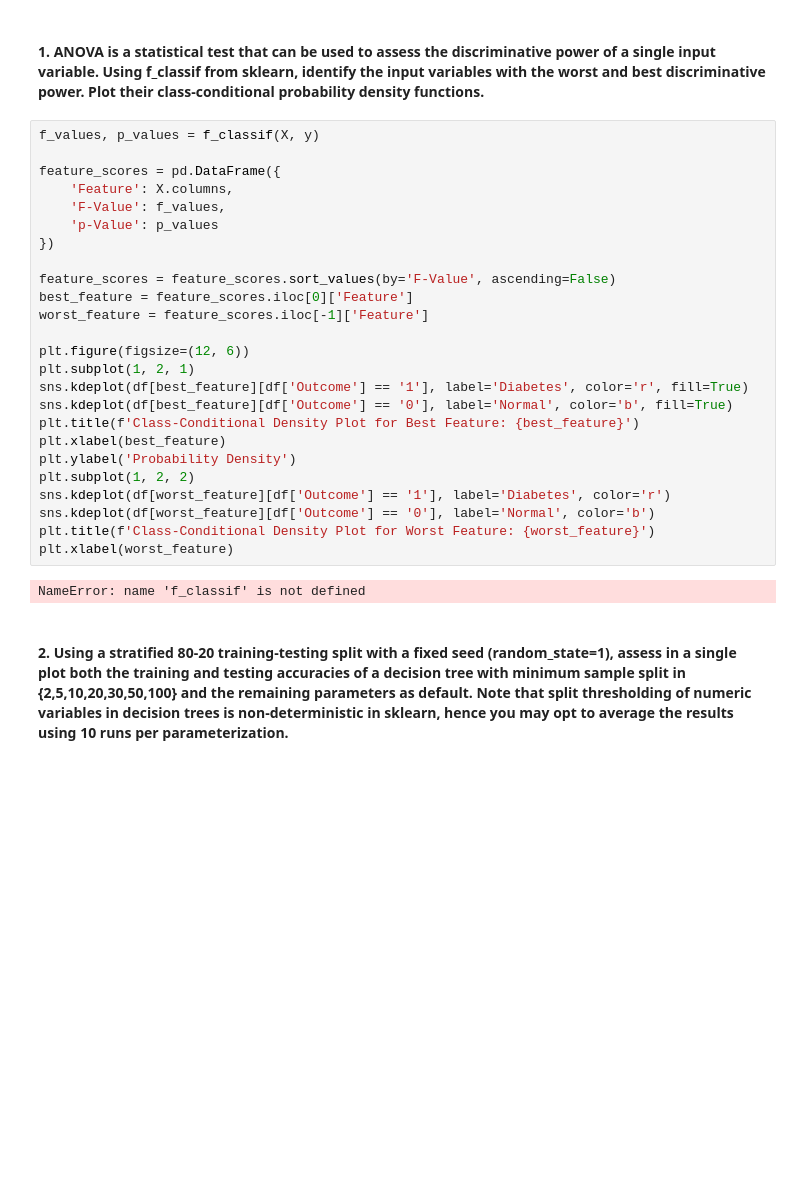
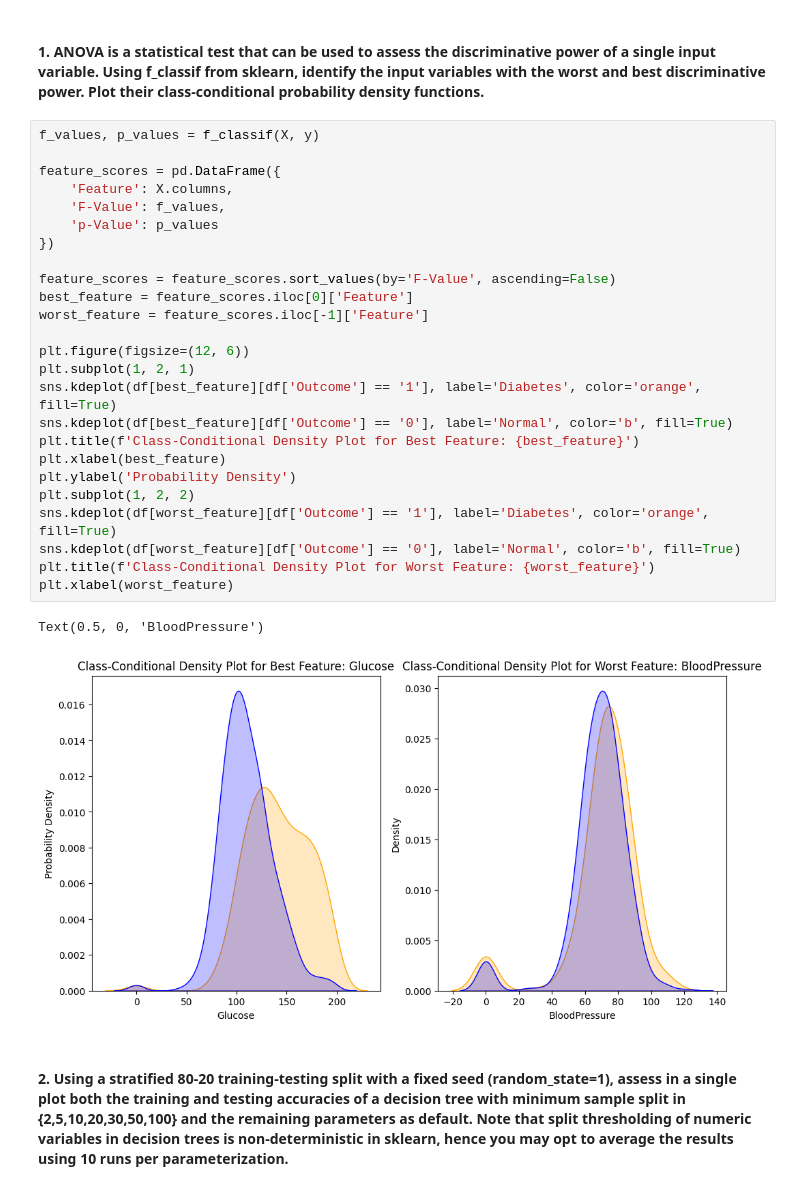
Before and after one commit to mariana-marcal-santana/ML.Projs, a Jupyter notebook: HW1/HM1.ipynb, the cells around one changed output. Saved outputs shown, nothing was run; the diff lists cells and outputs as text; blank space fills up the shorter version.

```diff
--- a/HW1/HM1.ipynb
+++ b/HW1/HM1.ipynb
@@ -38,30 +38,31 @@ TypeError: 'generator' object is not subscriptable
 # %%
 f_values, p_values = f_classif(X, y)
 
 feature_scores = pd.DataFrame({
     'Feature': X.columns,
     'F-Value': f_values,
     'p-Value': p_values
 })
 
 feature_scores = feature_scores.sort_values(by='F-Value', ascending=False)
 best_feature = feature_scores.iloc[0]['Feature']
 worst_feature = feature_scores.iloc[-1]['Feature']
 
 plt.figure(figsize=(12, 6))
 plt.subplot(1, 2, 1)
-sns.kdeplot(df[best_feature][df['Outcome'] == '1'], label='Diabetes', color='r', fill=True)
+sns.kdeplot(df[best_feature][df['Outcome'] == '1'], label='Diabetes', color='orange', fill=True)
 sns.kdeplot(df[best_feature][df['Outcome'] == '0'], label='Normal', color='b', fill=True)
 plt.title(f'Class-Conditional Density Plot for Best Feature: {best_feature}')
 plt.xlabel(best_feature)
 plt.ylabel('Probability Density')
 plt.subplot(1, 2, 2)
-sns.kdeplot(df[worst_feature][df['Outcome'] == '1'], label='Diabetes', color='r')
-sns.kdeplot(df[worst_feature][df['Outcome'] == '0'], label='Normal', color='b')
+sns.kdeplot(df[worst_feature][df['Outcome'] == '1'], label='Diabetes', color='orange', fill=True)
+sns.kdeplot(df[worst_feature][df['Outcome'] == '0'], label='Normal', color='b', fill=True)
 plt.title(f'Class-Conditional Density Plot for Worst Feature: {worst_feature}')
 plt.xlabel(worst_feature)
 # %% [output]
-NameError: name 'f_classif' is not defined
+Text(0.5, 0, 'BloodPressure')
+[figure, added]
 # %% [markdown]
 #### 2. Using a stratified 80-20 training-testing split with a fixed seed (random_state=1), assess in a single plot both the training and testing accuracies of a decision tree with minimum sample split in {2,5,10,20,30,50,100} and the remaining parameters as default. Note that split thresholding of numeric variables in decision trees is non-deterministic in sklearn, hence you may opt to average the results using 10 runs per parameterization.
 # %%
```
Also changed, not shown: parts of 4 cells of this notebook.
